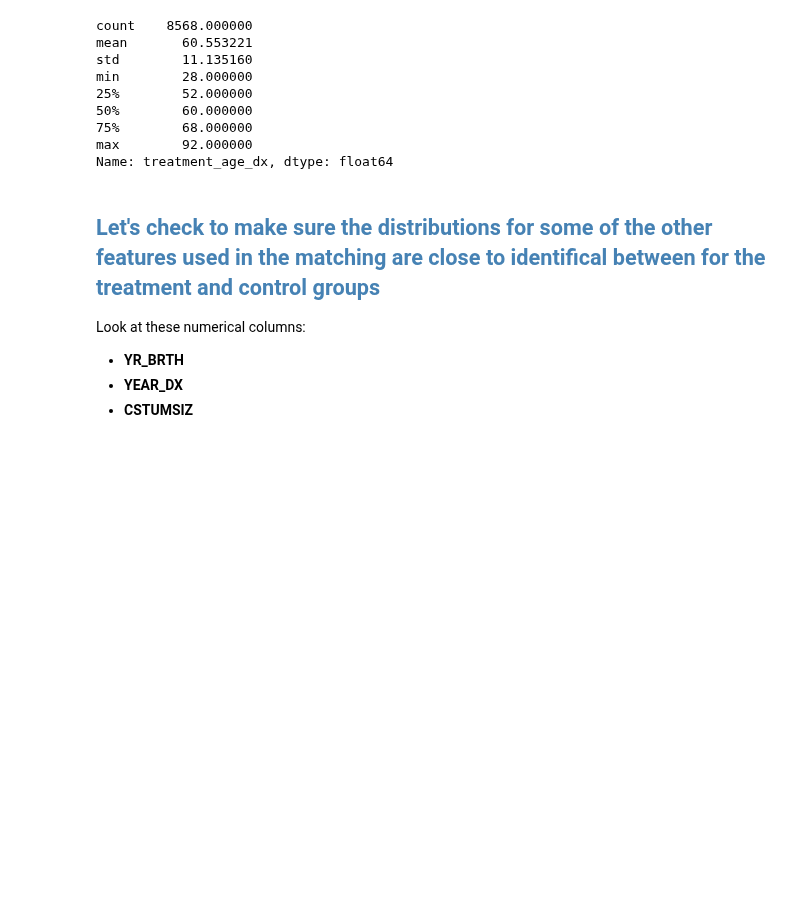
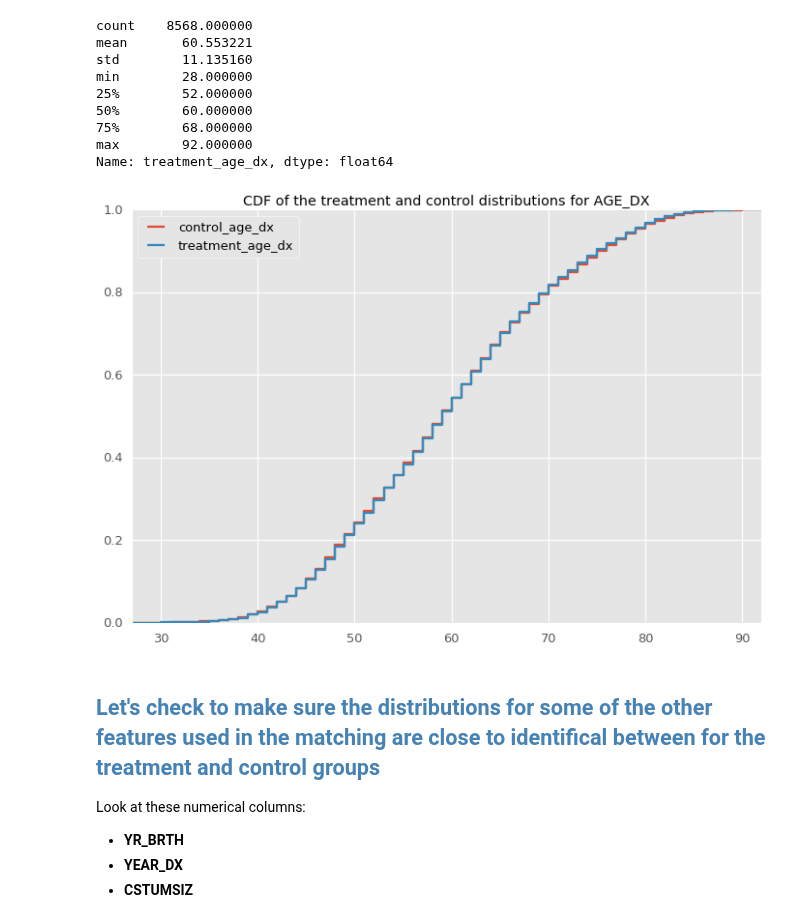
Before and after one commit to doolingdavid/SEERMATCH2, a Jupyter notebook: breast_example.ipynb, the cells around one changed output. Saved outputs shown, nothing was run; the diff lists cells and outputs as text; code cells hidden in the pictures; blank space fills up the shorter version.

```diff
--- a/breast_example.ipynb
+++ b/breast_example.ipynb
@@ -587,6 +587,19 @@ min        28.000000
 75%        68.000000
 max        92.000000
 Name: treatment_age_dx, dtype: float64
+# %%
+agedxtreatmentcdf = dfage_comp.treatment_age_dx.value_counts(normalize=True).sort_index().cumsum()
+agedxcontrolcdf = dfage_comp.control_age_dx.value_counts(normalize=True).sort_index().cumsum()
+
+dfagedx = pd.DataFrame(({'treatment_age_dx': agedxtreatmentcdf,
+                        'control_age_dx': agedxcontrolcdf}))
+
+dfagedx = dfagedx.fillna(method='ffill')
+
+dfagedx.plot(drawstyle='steps',
+            title='CDF of the treatment and control distributions for AGE_DX');
+# %% [output]
+[figure, added]
 # %% [markdown]
 ## <font color='steelblue'>Let's check to make sure the distributions for some of the other features used in the matching are close to identifical between for the treatment and control groups</font>
 
```
